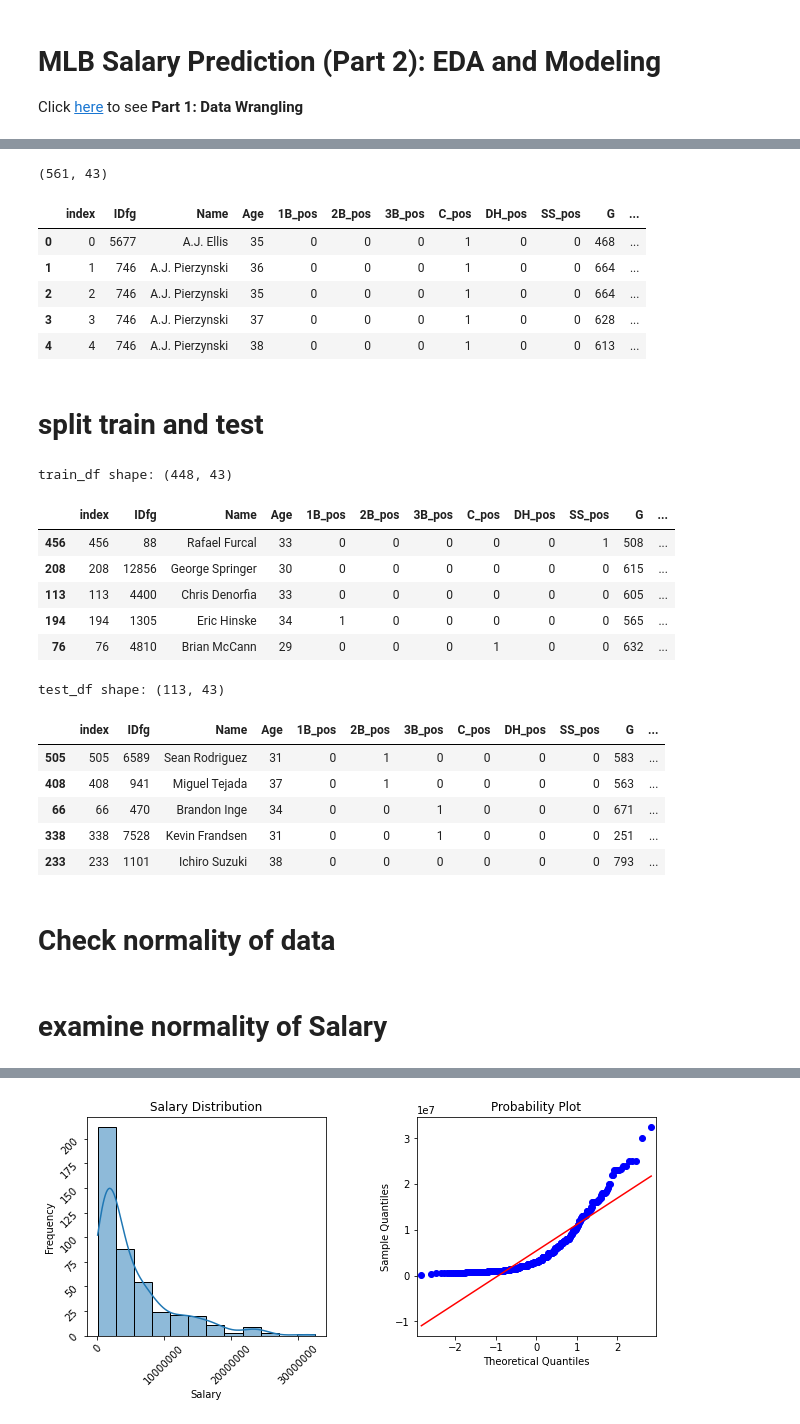
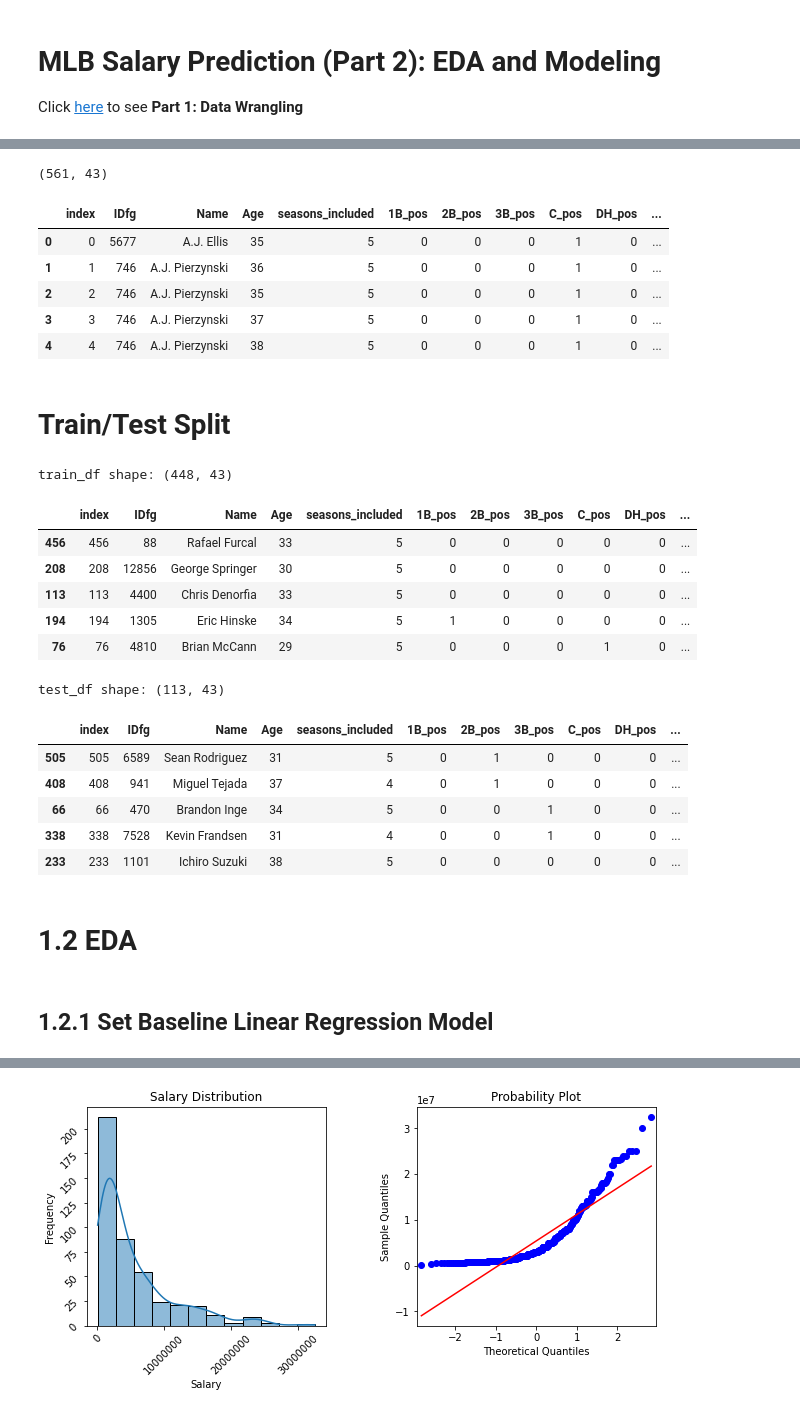
Before and after one commit to cj0121/mlb-salary-prediction, a Jupyter notebook: main.ipynb, the cells around one changed output, grey strips where cells are left out. Saved outputs shown, nothing was run; the diff lists cells and outputs as text; code cells hidden in the pictures.

```diff
--- a/main.ipynb
+++ b/main.ipynb
@@ -42,18 +42,19 @@ pd.set_option('display.max_columns', None)
 # %%
-data_df = pd.read_csv('data/data_cleaned.csv')
-data_df.reset_index(drop=False, inplace=True)
+data_all = pd.read_csv('data/data_cleaned.csv')
+data_all.reset_index(drop=False, inplace=True)
+data_df = data_all.copy()
 print(data_df.shape)
 data_df.head()
 # %% [output]
 (561, 43)
-|  | index | IDfg | Name | Age | 1B_pos | 2B_pos | 3B_pos | C_pos | DH_pos | SS_pos | G | ... |
-| 0 | 0 | 5677 | A.J. Ellis | 35 | 0 | 0 | 0 | 1 | 0 | 0 | 468 | ... |
-| 1 | 1 | 746 | A.J. Pierzynski | 36 | 0 | 0 | 0 | 1 | 0 | 0 | 664 | ... |
-| 2 | 2 | 746 | A.J. Pierzynski | 35 | 0 | 0 | 0 | 1 | 0 | 0 | 664 | ... |
-| 3 | 3 | 746 | A.J. Pierzynski | 37 | 0 | 0 | 0 | 1 | 0 | 0 | 628 | ... |
-| 4 | 4 | 746 | A.J. Pierzynski | 38 | 0 | 0 | 0 | 1 | 0 | 0 | 613 | ... |
+|  | index | IDfg | Name | Age | seasons_included | 1B_pos | 2B_pos | 3B_pos | C_pos | DH_pos | ... |
+| 0 | 0 | 5677 | A.J. Ellis | 35 | 5 | 0 | 0 | 0 | 1 | 0 | ... |
+| 1 | 1 | 746 | A.J. Pierzynski | 36 | 5 | 0 | 0 | 0 | 1 | 0 | ... |
+| 2 | 2 | 746 | A.J. Pierzynski | 35 | 5 | 0 | 0 | 0 | 1 | 0 | ... |
+| 3 | 3 | 746 | A.J. Pierzynski | 37 | 5 | 0 | 0 | 0 | 1 | 0 | ... |
+| 4 | 4 | 746 | A.J. Pierzynski | 38 | 5 | 0 | 0 | 0 | 1 | 0 | ... |
 # %% [markdown]
-# split train and test
+# Train/Test Split
 # %%
 train_df, test_df = train_test_split(
      data_df, test_size=0.2, random_state=0, shuffle=True)
@@ -62,24 +63,24 @@ print(f"train_df shape: {train_df.shape}")
 train_df.head()
 # %% [output]
 train_df shape: (448, 43)
-|  | index | IDfg | Name | Age | 1B_pos | 2B_pos | 3B_pos | C_pos | DH_pos | SS_pos | G | ... |
-| 456 | 456 | 88 | Rafael Furcal | 33 | 0 | 0 | 0 | 0 | 0 | 1 | 508 | ... |
-| 208 | 208 | 12856 | George Springer | 30 | 0 | 0 | 0 | 0 | 0 | 0 | 615 | ... |
-| 113 | 113 | 4400 | Chris Denorfia | 33 | 0 | 0 | 0 | 0 | 0 | 0 | 605 | ... |
-| 194 | 194 | 1305 | Eric Hinske | 34 | 1 | 0 | 0 | 0 | 0 | 0 | 565 | ... |
-| 76 | 76 | 4810 | Brian McCann | 29 | 0 | 0 | 0 | 1 | 0 | 0 | 632 | ... |
+|  | index | IDfg | Name | Age | seasons_included | 1B_pos | 2B_pos | 3B_pos | C_pos | DH_pos | ... |
+| 456 | 456 | 88 | Rafael Furcal | 33 | 5 | 0 | 0 | 0 | 0 | 0 | ... |
+| 208 | 208 | 12856 | George Springer | 30 | 5 | 0 | 0 | 0 | 0 | 0 | ... |
+| 113 | 113 | 4400 | Chris Denorfia | 33 | 5 | 0 | 0 | 0 | 0 | 0 | ... |
+| 194 | 194 | 1305 | Eric Hinske | 34 | 5 | 1 | 0 | 0 | 0 | 0 | ... |
+| 76 | 76 | 4810 | Brian McCann | 29 | 5 | 0 | 0 | 0 | 1 | 0 | ... |
 # %%
 print(f"test_df shape: {test_df.shape}")
 test_df.head()
 # %% [output]
 test_df shape: (113, 43)
-|  | index | IDfg | Name | Age | 1B_pos | 2B_pos | 3B_pos | C_pos | DH_pos | SS_pos | G | ... |
-| 505 | 505 | 6589 | Sean Rodriguez | 31 | 0 | 1 | 0 | 0 | 0 | 0 | 583 | ... |
-| 408 | 408 | 941 | Miguel Tejada | 37 | 0 | 1 | 0 | 0 | 0 | 0 | 563 | ... |
-| 66 | 66 | 470 | Brandon Inge | 34 | 0 | 0 | 1 | 0 | 0 | 0 | 671 | ... |
-| 338 | 338 | 7528 | Kevin Frandsen | 31 | 0 | 0 | 1 | 0 | 0 | 0 | 251 | ... |
-| 233 | 233 | 1101 | Ichiro Suzuki | 38 | 0 | 0 | 0 | 0 | 0 | 0 | 793 | ... |
+|  | index | IDfg | Name | Age | seasons_included | 1B_pos | 2B_pos | 3B_pos | C_pos | DH_pos | ... |
+| 505 | 505 | 6589 | Sean Rodriguez | 31 | 5 | 0 | 1 | 0 | 0 | 0 | ... |
+| 408 | 408 | 941 | Miguel Tejada | 37 | 4 | 0 | 1 | 0 | 0 | 0 | ... |
+| 66 | 66 | 470 | Brandon Inge | 34 | 5 | 0 | 0 | 1 | 0 | 0 | ... |
+| 338 | 338 | 7528 | Kevin Frandsen | 31 | 4 | 0 | 0 | 1 | 0 | 0 | ... |
+| 233 | 233 | 1101 | Ichiro Suzuki | 38 | 5 | 0 | 0 | 0 | 0 | 0 | ... |
-# %% [markdown]
-# Check normality of data
 # %% [markdown]
-# examine normality of Salary
+# 1.2 EDA
+# %% [markdown]
+## 1.2.1 Set Baseline Linear Regression Model
```
Also changed, not shown: parts of 57 cells of this notebook.
